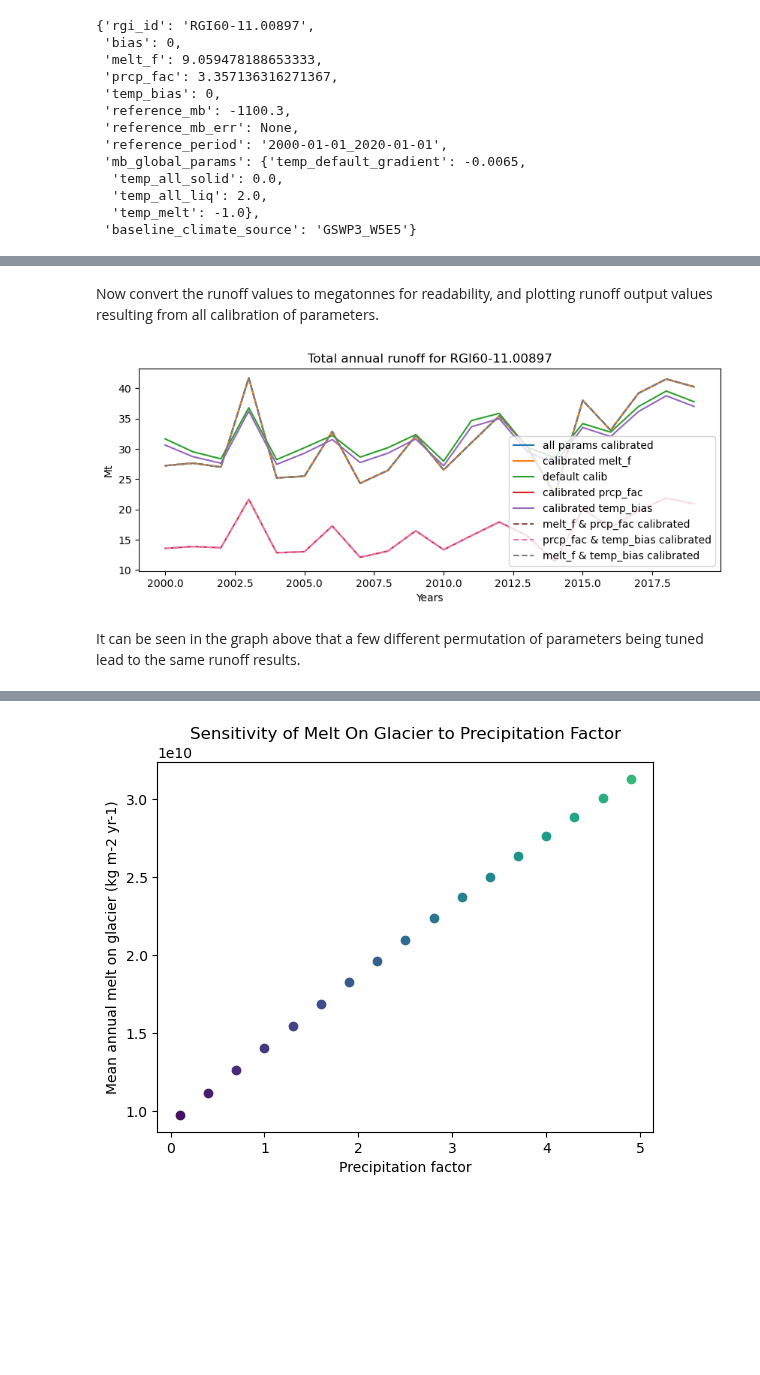
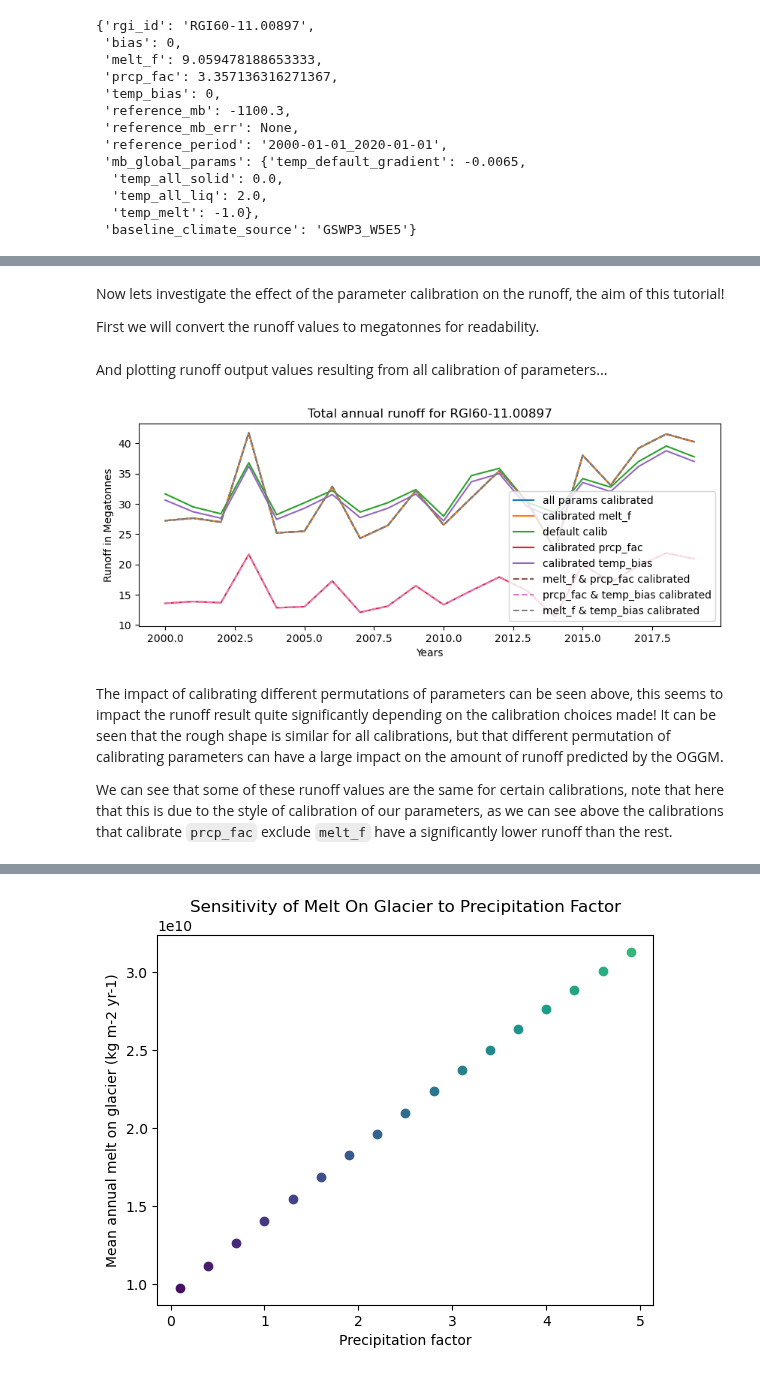
Before and after one commit to OGGM/tutorials, a Jupyter notebook: notebooks/tutorials/runoff_calibration.ipynb, the cells around one changed output, grey strips where cells are left out. Cells and saved outputs as stored; diff of their text form; code cells hidden in the pictures; blank space fills up the shorter version.

Commit message:
Updated runoff_calibration tutorial to address comments and add more notes, removed the runoff_updates, will add this work to a new branch

```diff
--- a/notebooks/tutorials/runoff_calibration.ipynb
+++ b/notebooks/tutorials/runoff_calibration.ipynb
@@ -368,5 +541,7 @@ df_annual_calib = ds_calib[sel_vars].to_dataframe()
 # %% [markdown]
-Now convert the runoff values to megatonnes for readability, and plotting runoff output values resulting from all calibration of parameters.
+Now lets investigate the effect of the parameter calibration on the runoff, the aim of this tutorial!
+
+First we will convert the runoff values to megatonnes for readability.
 # %%
 # Convert them to megatonnes (instead of kg)
 df_runoff_melt_f = df_annual_melt_f[runoff_vars] * 1e-9
@@ -376,19 +551,23 @@ df_calib = df_annual_calib[runoff_vars] * 1e-9
 df_runoff_mf_pf = df_annual_mf_pf[runoff_vars] * 1e-9
 df_runoff_pf_tb = df_annual_pf_tb[runoff_vars] * 1e-9
 df_runoff_mf_tb = df_annual_mf_tb[runoff_vars] * 1e-9
-
-fig, ax = plt.subplots(figsize=(10, 3.5), sharex=True)
-df_calib.sum(axis=1).plot(ax=ax, label='all params calibrated');
-df_runoff_melt_f.sum(axis=1).plot(ax=ax, label='calibrated melt_f');
-df_runoff.sum(axis=1).plot(ax=ax, label='default calib');
-df_runoff_prcp_fac.sum(axis=1).plot(ax=ax, label='calibrated prcp_fac');
-df_runoff_temp_bias.sum(axis=1).plot(ax=ax, label='calibrated temp_bias');
-df_runoff_mf_pf.sum(axis=1).plot(ax=ax, label='melt_f & prcp_fac calibrated', linestyle='dashed');
-df_runoff_pf_tb.sum(axis=1).plot(ax=ax, label='prcp_fac & temp_bias calibrated', linestyle='dashed');
-df_runoff_mf_tb.sum(axis=1).plot(ax=ax, label='melt_f & temp_bias calibrated', linestyle='dashed');
-plt.ylabel('Mt'); plt.xlabel('Years'); plt.title(f'Total annual runoff for {rgi_id}');
-plt.legend();
-# %% [output]
-[figure, removed]
+# %% [markdown]
+And plotting runoff output values resulting from all calibration of parameters...
+# %%
+fig, ax = plt.subplots(figsize=(10, 3.5), sharex=True)
+df_calib.sum(axis=1).plot(ax=ax, label='all params calibrated');
+df_runoff_melt_f.sum(axis=1).plot(ax=ax, label='calibrated melt_f');
+df_runoff.sum(axis=1).plot(ax=ax, label='default calib');
+df_runoff_prcp_fac.sum(axis=1).plot(ax=ax, label='calibrated prcp_fac');
+df_runoff_temp_bias.sum(axis=1).plot(ax=ax, label='calibrated temp_bias');
+df_runoff_mf_pf.sum(axis=1).plot(ax=ax, label='melt_f & prcp_fac calibrated', linestyle='dashed');
+df_runoff_pf_tb.sum(axis=1).plot(ax=ax, label='prcp_fac & temp_bias calibrated', linestyle='dashed');
+df_runoff_mf_tb.sum(axis=1).plot(ax=ax, label='melt_f & temp_bias calibrated', linestyle='dashed');
+plt.ylabel('Runoff in Megatonnes'); plt.xlabel('Years'); plt.title(f'Total annual runoff for {rgi_id}');
+plt.legend();
+# %% [output]
+[figure, added]
 # %% [markdown]
-It can be seen in the graph above that a few different permutation of parameters being tuned lead to the same runoff results.
+The impact of calibrating different permutations of parameters can be seen above, this seems to impact the runoff result quite significantly depending on the calibration choices made! It can be seen that the rough shape is similar for all calibrations, but that different permutation of calibrating parameters can have a large impact on the amount of runoff predicted by the OGGM.
+
+We can see that some of these runoff values are the same for certain calibrations, note that here that this is due to the style of calibration of our parameters, as we can see above the calibrations that calibrate `prcp_fac` exclude `melt_f` have a significantly lower runoff than the rest.
```
Also changed, not shown: parts of 38 cells of this notebook.
